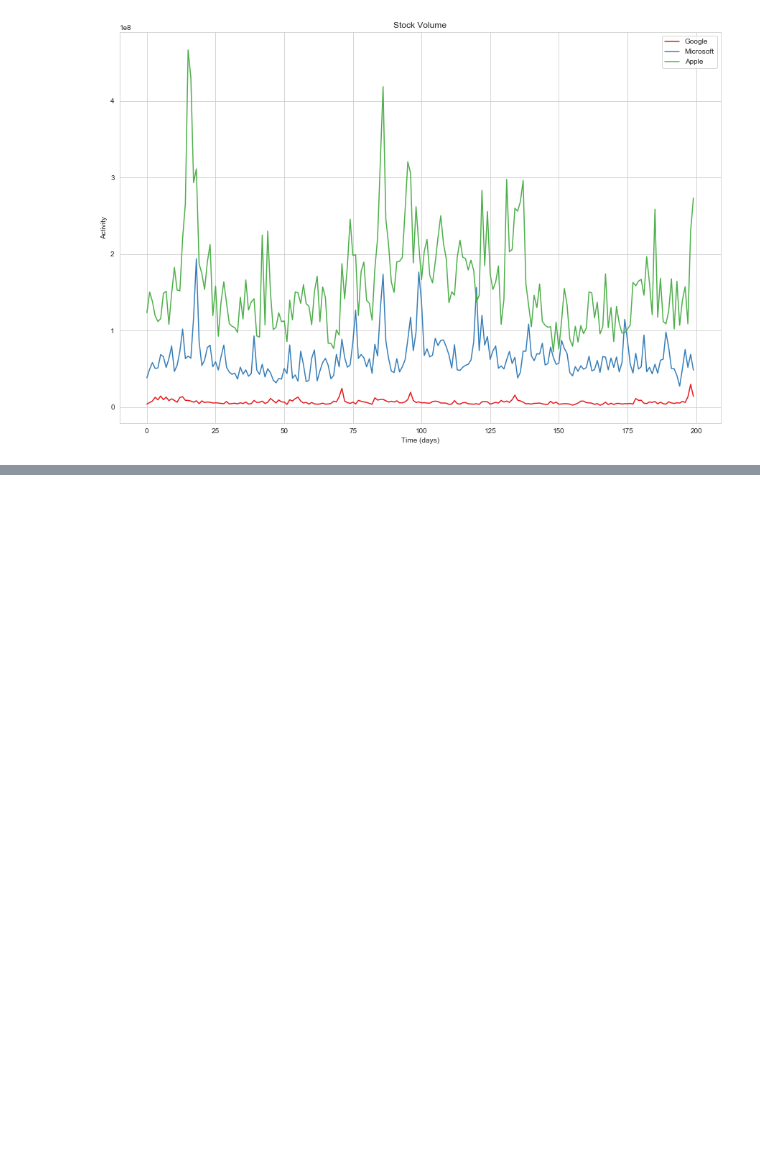
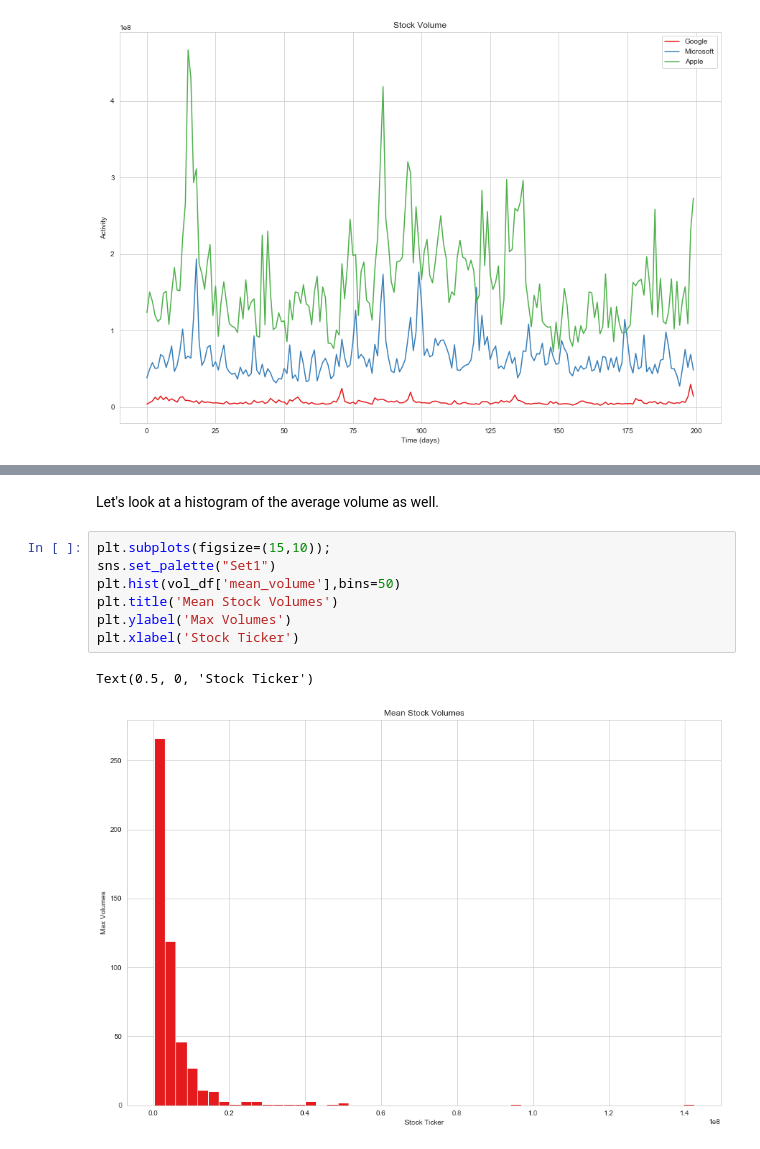
Before and after one commit to MissAle17/dsc-4-final-project-online-ds-sp-000, a Jupyter notebook: student.ipynb, the cells around one changed output, grey strips where cells are left out. Cells and saved outputs as stored; diff of their text form; blank space fills up the shorter version.

```diff
--- a/student.ipynb
+++ b/student.ipynb
@@ -316,0 +368,12 @@ plt.show()
+# %% [markdown]
+Let's look at a histogram of the average volume as well.
+# %%
+plt.subplots(figsize=(15,10));
+sns.set_palette("Set1")
+plt.hist(vol_df['mean_volume'],bins=50)
+plt.title('Mean Stock Volumes')
+plt.ylabel('Max Volumes')
+plt.xlabel('Stock Ticker')
+# %% [output]
+Text(0.5, 0, 'Stock Ticker')
+[figure, added]
```
Also changed, not shown: parts of 15 cells of this notebook.
